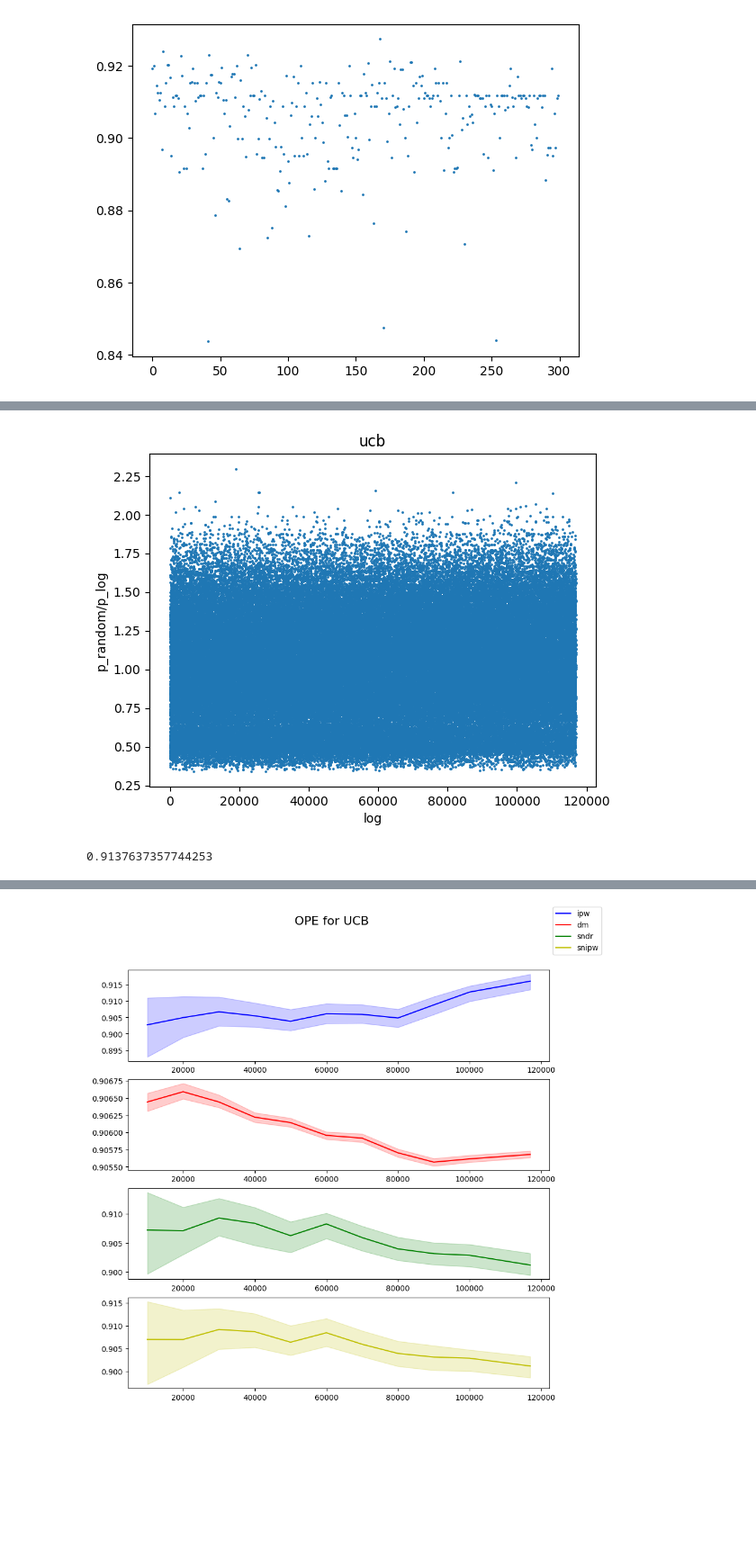
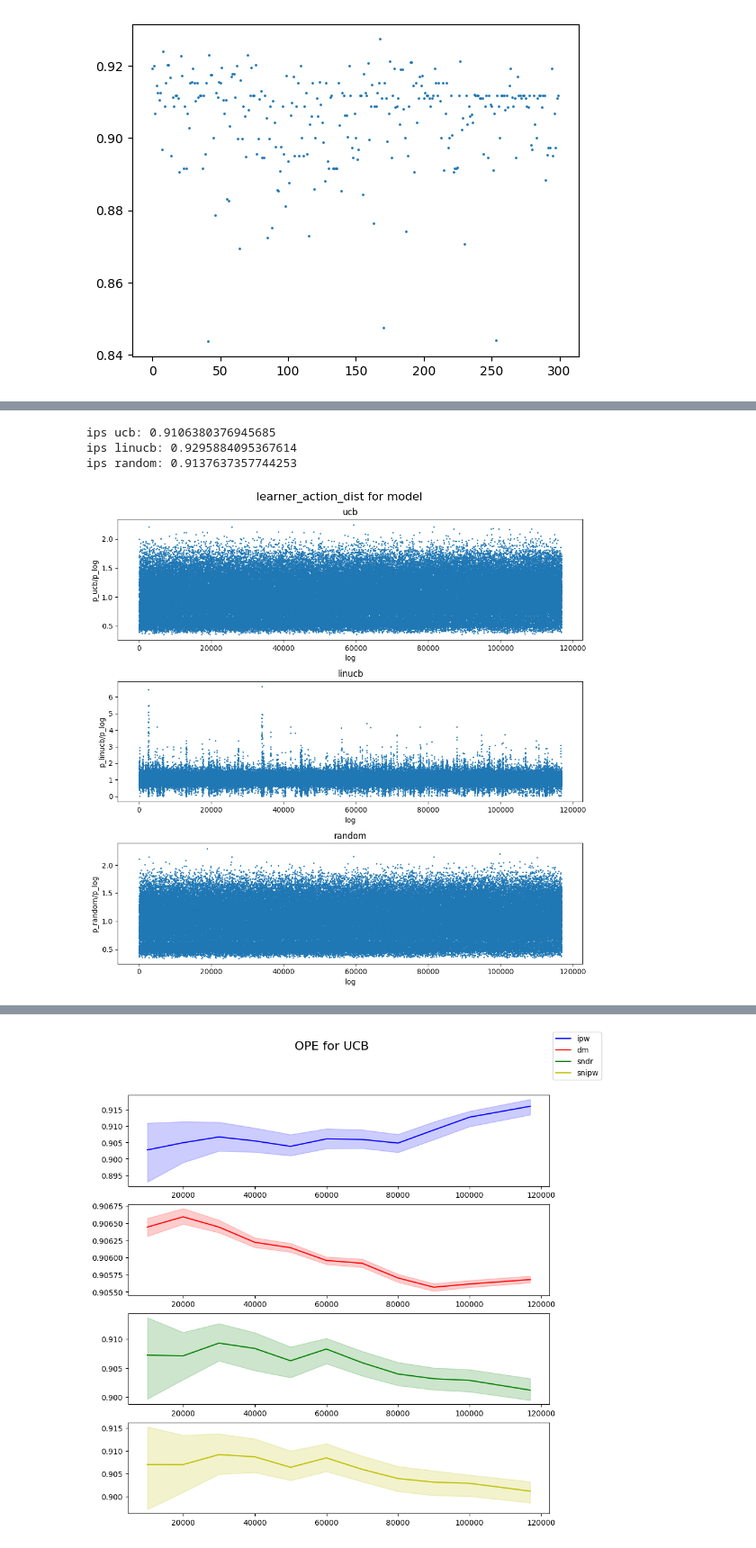
Before and after one commit to HDI-lab-HSE/RePlayHDILab2024, a Jupyter notebook: replay/experimental/scenarios/movielens_wrapper/09_obp_connector.ipynb, the cells around one changed output, grey strips where cells are left out. Shown at 90% size. Drawn from its saved outputs; the diff is of its cells as text; code cells hidden in the pictures; blank space fills up the shorter version.

```diff
--- a/replay/experimental/scenarios/movielens_wrapper/09_obp_connector.ipynb
+++ b/replay/experimental/scenarios/movielens_wrapper/09_obp_connector.ipynb
@@ -352,16 +271,41 @@ print(ips)
-# %%
-plt.title('ucb')
-plt.xlabel('log')
-plt.ylabel('p_random/p_log')
-
-plt.scatter(np.arange(actions.size), learner_action_dist_3[np.arange(actions.size), actions, 0]/pscores, s = 1)
-plt.show()
-
-ips = (rewards * learner_action_dist_3[np.arange(actions.size), actions, 0]/pscores).mean()
-print(ips)
-# %% [output]
-[figure, removed]
-0.9137637357744253
+# %%
+fig, ax = plt.subplots(3, figsize=(10, 10))
+
+ax[0].set_title('ucb')
+ax[0].set_xlabel('log')
+ax[0].set_ylabel('p_ucb/p_log')
+
+ax[0].scatter(np.arange(actions.size), learner_action_dist_1[np.arange(actions.size), actions, 0]/pscores, s = 1)
+ips1 = (rewards * learner_action_dist_1[np.arange(actions.size), actions, 0]/pscores).mean()
+
+ax[1].set_title('linucb')
+ax[1].set_xlabel('log')
+ax[1].set_ylabel('p_linucb/p_log')
+
+ax[1].scatter(np.arange(actions.size), learner_action_dist_2[np.arange(actions.size), actions, 0]/pscores, s = 1)
+ips2 = (rewards * learner_action_dist_2[np.arange(actions.size), actions, 0]/pscores).mean()
+
+
+ax[2].set_title('random')
+ax[2].set_xlabel('log')
+ax[2].set_ylabel('p_random/p_log')
+
+ax[2].scatter(np.arange(actions.size), learner_action_dist_3[np.arange(actions.size), actions, 0]/pscores, s = 1)
+ips3 = (rewards * learner_action_dist_3[np.arange(actions.size), actions, 0]/pscores).mean()
+
+
+fig.suptitle("learner_action_dist for model", fontsize=16)
+plt.tight_layout()
+
+
+print('ips ucb:', ips1)
+print('ips linucb:', ips2)
+print('ips random:', ips3)
+# %% [output]
+ips ucb: 0.9106380376945685
+ips linucb: 0.9295884095367614
+ips random: 0.9137637357744253
+[figure, added]
 # %%
 def run_exp(learner_action_dist):
     Vs = []
```
Also changed, not shown: parts of 30 cells of this notebook.
